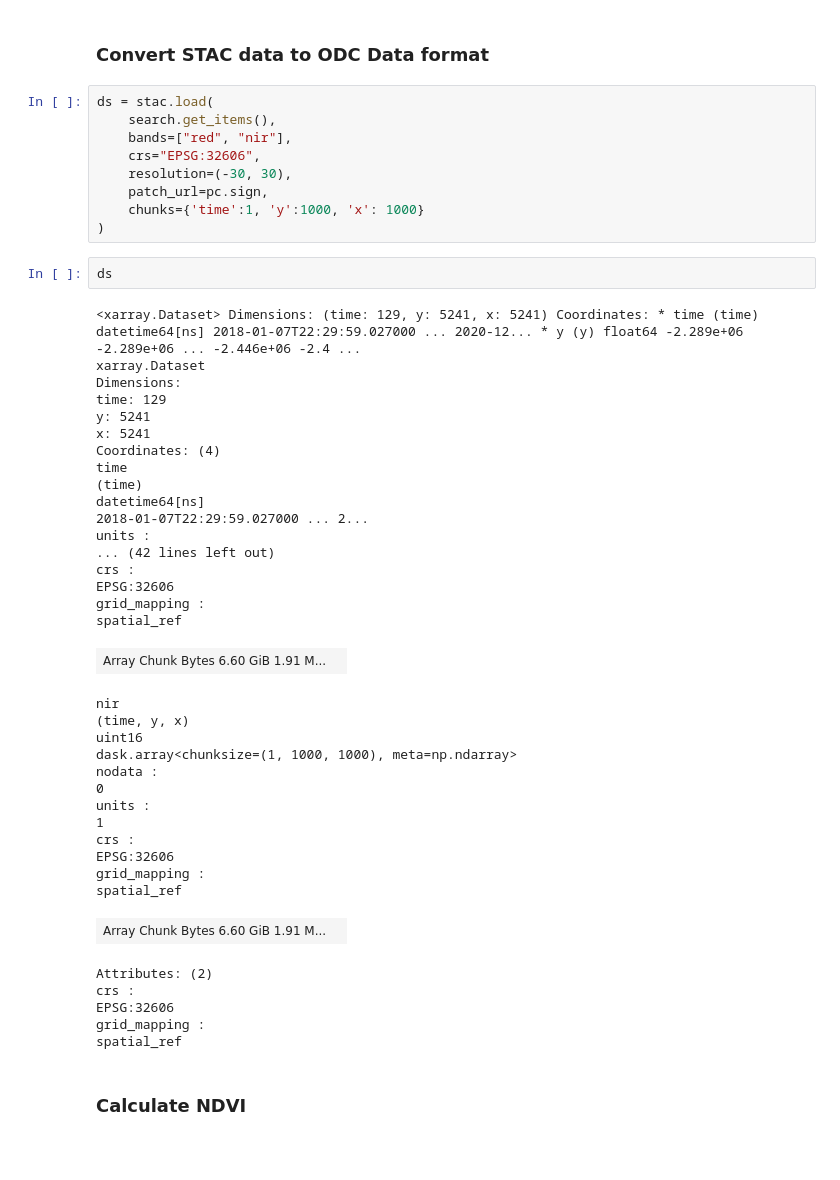
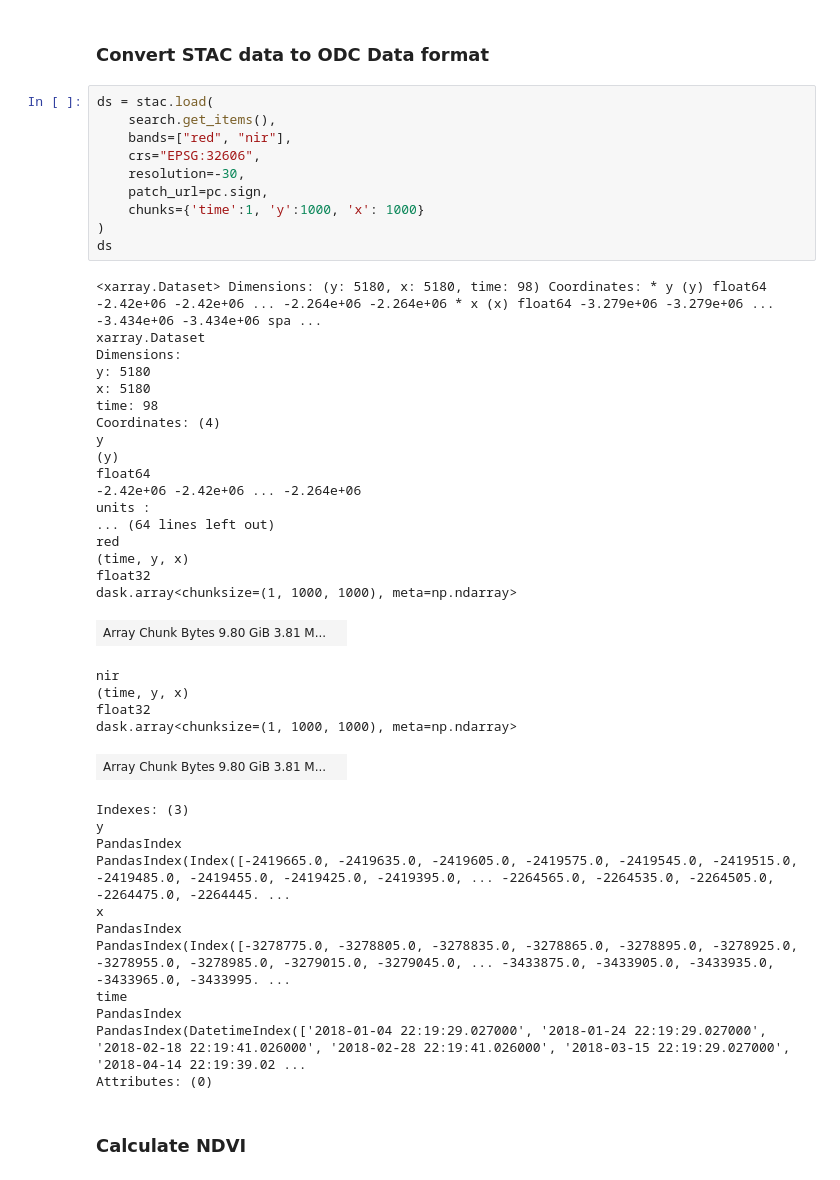
Before and after one commit to digitalearthpacific/DigitalEarthPacific, a Jupyter notebook: notebooks/dev/TimeSeries-ODC.ipynb, the cells around one changed output. Drawn from its saved outputs; the diff is of its cells as text; blank space fills up the shorter version.

```diff
--- a/notebooks/dev/TimeSeries-ODC.ipynb
+++ b/notebooks/dev/TimeSeries-ODC.ipynb
@@ -40,51 +42,48 @@ Returned 129 Items
 # %%
 ds = stac.load(
     search.get_items(),
     bands=["red", "nir"],
     crs="EPSG:32606",
-    resolution=(-30, 30),
+    resolution=-30,
     patch_url=pc.sign,
     chunks={'time':1, 'y':1000, 'x': 1000}
 )
+ds
+# %% [output]
+<xarray.Dataset> Dimensions: (y: 5180, x: 5180, time: 98) Coordinates: * y (y) float64 -2.42e+06 -2.42e+06 ... -2.264e+06 -2.264e+06 * x (x) float64 -3.279e+06 -3.279e+06 ... -3.434e+06 -3.434e+06 spa ...
+xarray.Dataset
+Dimensions:
+y: 5180
+x: 5180
+time: 98
+Coordinates: (4)
+y
+(y)
+float64
+-2.42e+06 -2.42e+06 ... -2.264e+06
+units :
+... (64 lines left out)
+red
+(time, y, x)
+float32
+dask.array<chunksize=(1, 1000, 1000), meta=np.ndarray>
+| Array Chunk Bytes 9.80 GiB 3.81 M... |  |
+nir
+(time, y, x)
+float32
+dask.array<chunksize=(1, 1000, 1000), meta=np.ndarray>
+| Array Chunk Bytes 9.80 GiB 3.81 M... |  |
+Indexes: (3)
+y
+PandasIndex
+PandasIndex(Index([-2419665.0, -2419635.0, -2419605.0, -2419575.0, -2419545.0, -2419515.0, -2419485.0, -2419455.0, -2419425.0, -2419395.0, ... -2264565.0, -2264535.0, -2264505.0, -2264475.0, -2264445. ...
+x
+PandasIndex
+PandasIndex(Index([-3278775.0, -3278805.0, -3278835.0, -3278865.0, -3278895.0, -3278925.0, -3278955.0, -3278985.0, -3279015.0, -3279045.0, ... -3433875.0, -3433905.0, -3433935.0, -3433965.0, -3433995. ...
+time
+PandasIndex
+PandasIndex(DatetimeIndex(['2018-01-04 22:19:29.027000', '2018-01-24 22:19:29.027000', '2018-02-18 22:19:41.026000', '2018-02-28 22:19:41.026000', '2018-03-15 22:19:29.027000', '2018-04-14 22:19:39.02 ...
+Attributes: (0)
-# %%
-ds
-# %% [output]
-<xarray.Dataset> Dimensions: (time: 129, y: 5241, x: 5241) Coordinates: * time (time) datetime64[ns] 2018-01-07T22:29:59.027000 ... 2020-12... * y (y) float64 -2.289e+06 -2.289e+06 ... -2.446e+06 -2.4 ...
-xarray.Dataset
-Dimensions:
-time: 129
-y: 5241
-x: 5241
-Coordinates: (4)
-time
-(time)
-datetime64[ns]
-2018-01-07T22:29:59.027000 ... 2...
-units :
-... (42 lines left out)
-crs :
-EPSG:32606
-grid_mapping :
-spatial_ref
-| Array Chunk Bytes 6.60 GiB 1.91 M... |  |
-nir
-(time, y, x)
-uint16
-dask.array<chunksize=(1, 1000, 1000), meta=np.ndarray>
-nodata :
-0
-units :
-1
-crs :
-EPSG:32606
-grid_mapping :
-spatial_ref
-| Array Chunk Bytes 6.60 GiB 1.91 M... |  |
-Attributes: (2)
-crs :
-EPSG:32606
-grid_mapping :
-spatial_ref
 # %% [markdown]
 ### Calculate NDVI
 # %%
```
Also changed, not shown: parts of 10 cells of this notebook.
